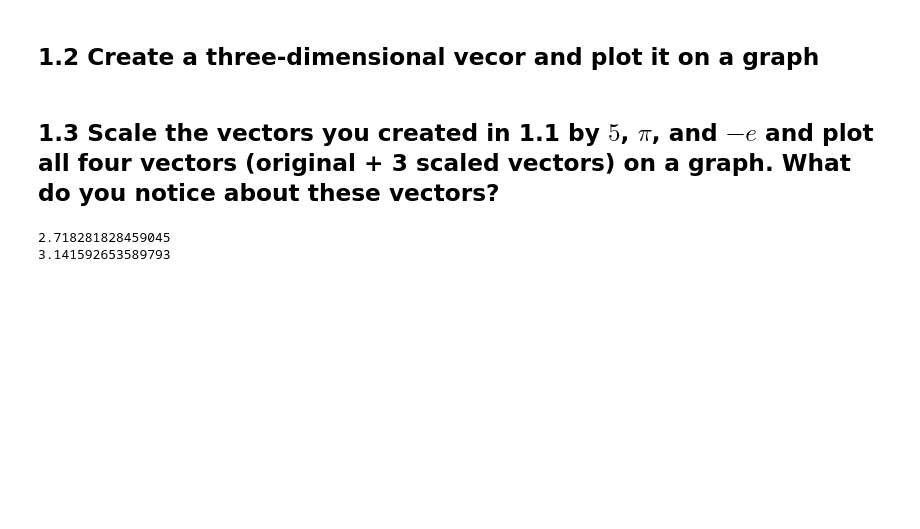
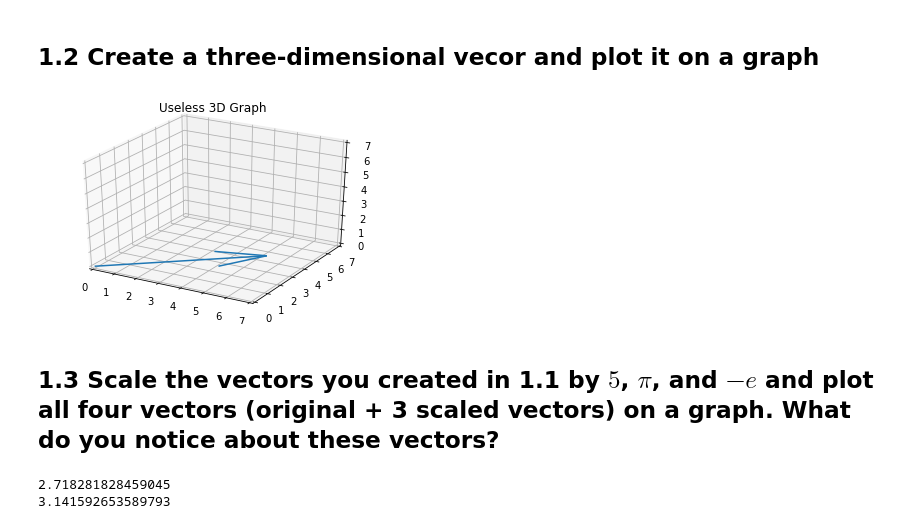
Before and after one commit to bloominstituteoftechnology/DS-Unit-1-Sprint-3-Linear-Algebra, a Jupyter notebook: module1-vectors-and-matrices/LS_DS_131_Vectors_and_Matrices_Assignment.ipynb, the cells around one changed output. Cells and saved outputs as stored; diff of their text form; code cells hidden in the pictures; blank space fills up the shorter version.

```diff
--- a/module1-vectors-and-matrices/LS_DS_131_Vectors_and_Matrices_Assignment.ipynb
+++ b/module1-vectors-and-matrices/LS_DS_131_Vectors_and_Matrices_Assignment.ipynb
@@ -7,5 +27,21 @@ For the questions below it is not sufficient to simply provide answer to the que
 # %% [markdown]
 ## 1.2 Create a three-dimensional vecor and plot it on a graph
+# %%
+c = np.array([6,3,1])
+
+from mpl_toolkits.mplot3d import Axes3D
+
+fig = plt.figure()
+ax = fig.add_subplot(111, projection='3d')
+ax.quiver(0, 0, 0, c[0], c[1], c[2])
+ax.set_xlim([0,7])
+ax.set_ylim([0,7])
+ax.set_zlim([0,7])
+ax.set_title('Useless 3D Graph')
+
+plt.show()
+# %% [output]
+[figure, added]
 # %% [markdown]
 ## 1.3 Scale the vectors you created in 1.1 by $5$, $\pi$, and $-e$ and plot all four vectors (original + 3 scaled vectors) on a graph. What do you notice about these vectors?
 # %%
```
Also changed, not shown: parts of 25 cells of this notebook.
